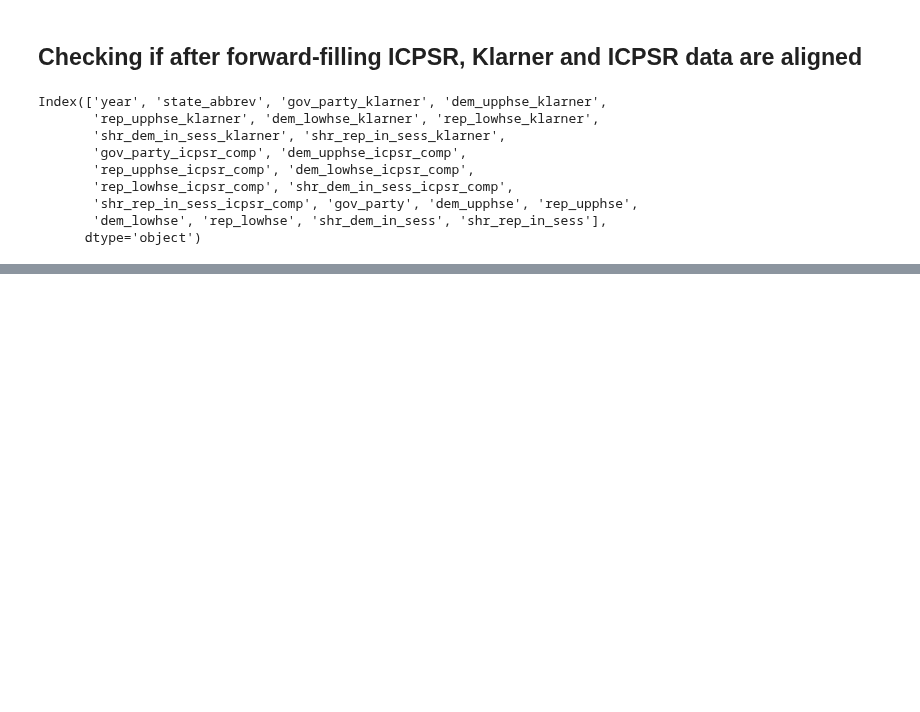
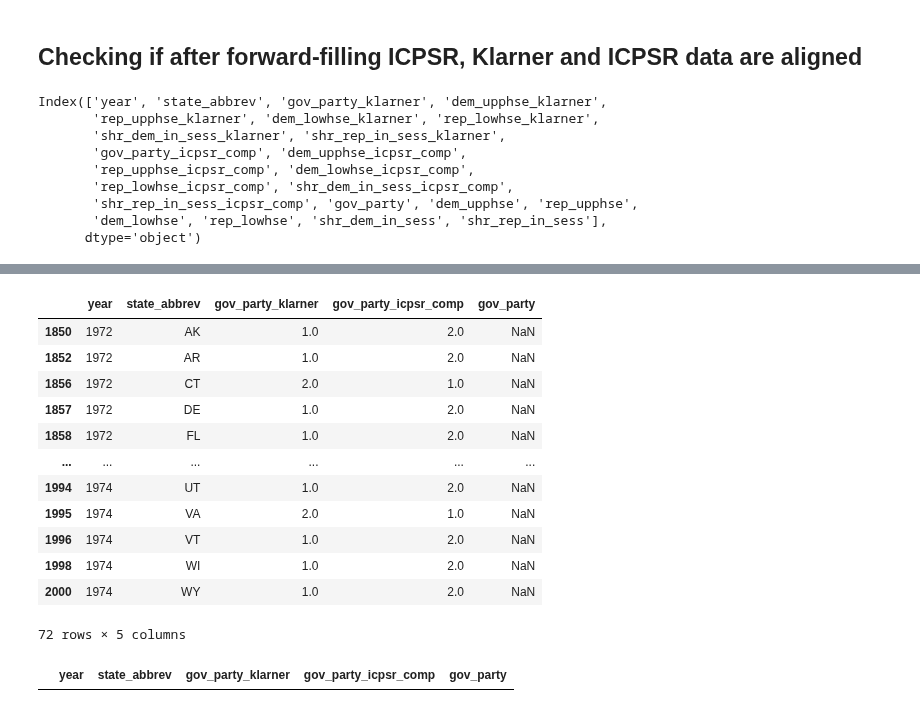
Before and after one commit to batShimon/similarity_data, a Jupyter notebook: merging_Klarner_and_ICPSR.ipynb, the cells around one changed output, grey strips where cells are left out. Drawn from its saved outputs; the diff is of its cells as text; code cells hidden in the pictures; blank space fills up the shorter version.

Commit message:
finished forward-filling ICPSR and moved on to ncsl

```diff
--- a/merging_Klarner_and_ICPSR.ipynb
+++ b/merging_Klarner_and_ICPSR.ipynb
@@ -617,0 +613,15 @@ Name: count, dtype: int64
+# %%
+unequal_rows_gov = merged[
+    merged['gov_party_klarner'].notna() &
+    merged['gov_party_icpsr_comp'].notna() &
+    (merged['gov_party_klarner'] != merged['gov_party_icpsr_comp'])
+]
+
+unequal_rows_gov = unequal_rows_gov[
+    (unequal_rows_gov['year'] != 1935) &
+    (unequal_rows_gov['year'] != 1939) &
+    ~unequal_rows_gov['year'].between(1970, 1975) &
+    (unequal_rows_gov['state_abbrev'] != 'NE')
+]
+
+print(unequal_rows_gov.shape[0])
@@ -617,0 +643,20 @@ Name: count, dtype: int64
+# %%
+unequal_rows_gov[(unequal_rows_gov['year'] > 1971) & (unequal_rows_gov['year'] < 1976)][['year', 'state_abbrev', 'gov_party_klarner', 'gov_party_icpsr_comp', 'gov_party']]
+# %% [output]
+|  | year | state_abbrev | gov_party_klarner | gov_party_icpsr_comp | gov_party |
+| 1850 | 1972 | AK | 1.0 | 2.0 | NaN |
+| 1852 | 1972 | AR | 1.0 | 2.0 | NaN |
+| 1856 | 1972 | CT | 2.0 | 1.0 | NaN |
+| 1857 | 1972 | DE | 1.0 | 2.0 | NaN |
+| 1858 | 1972 | FL | 1.0 | 2.0 | NaN |
+| ... | ... | ... | ... | ... | ... |
+| 1994 | 1974 | UT | 1.0 | 2.0 | NaN |
+| 1995 | 1974 | VA | 2.0 | 1.0 | NaN |
+| 1996 | 1974 | VT | 1.0 | 2.0 | NaN |
+| 1998 | 1974 | WI | 1.0 | 2.0 | NaN |
+| 2000 | 1974 | WY | 1.0 | 2.0 | NaN |
+72 rows × 5 columns
+# %%
+unequal_rows_gov[(unequal_rows_gov['year'] > 1971) & (unequal_rows_gov['year'] < 1976) & (unequal_rows_gov['gov_party'].notna())][['year', 'state_abbrev', 'gov_party_klarner', 'gov_party_icpsr_comp', 'gov_party']]
+# %% [output]
+|  | year | state_abbrev | gov_party_klarner | gov_party_icpsr_comp | gov_party |
```
Also changed, not shown: parts of 25 cells of this notebook.
